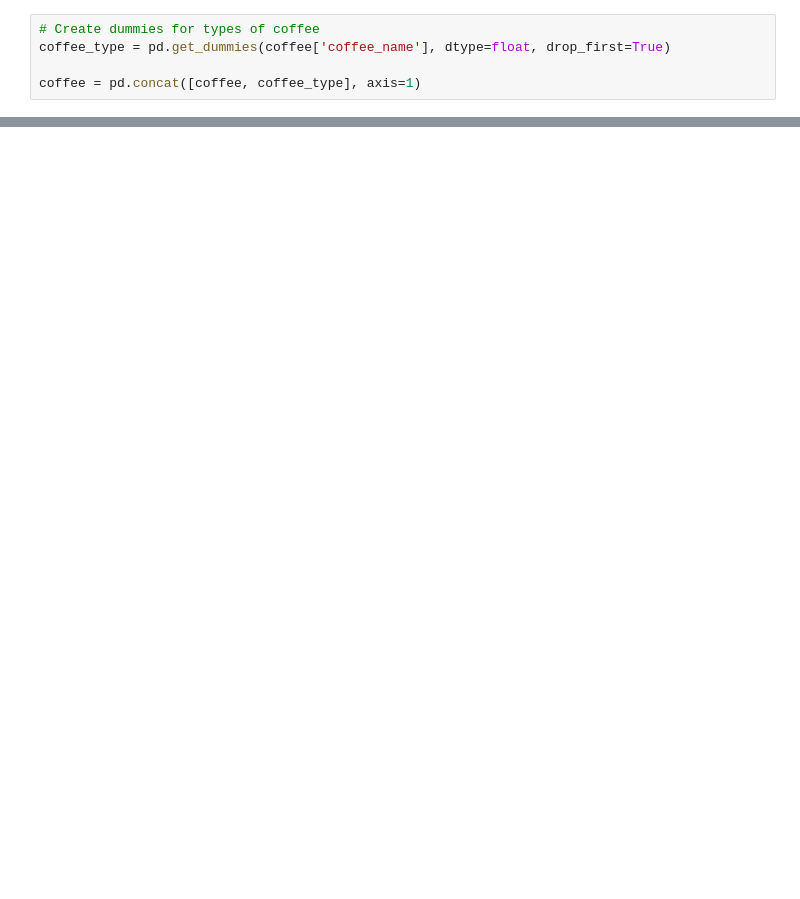
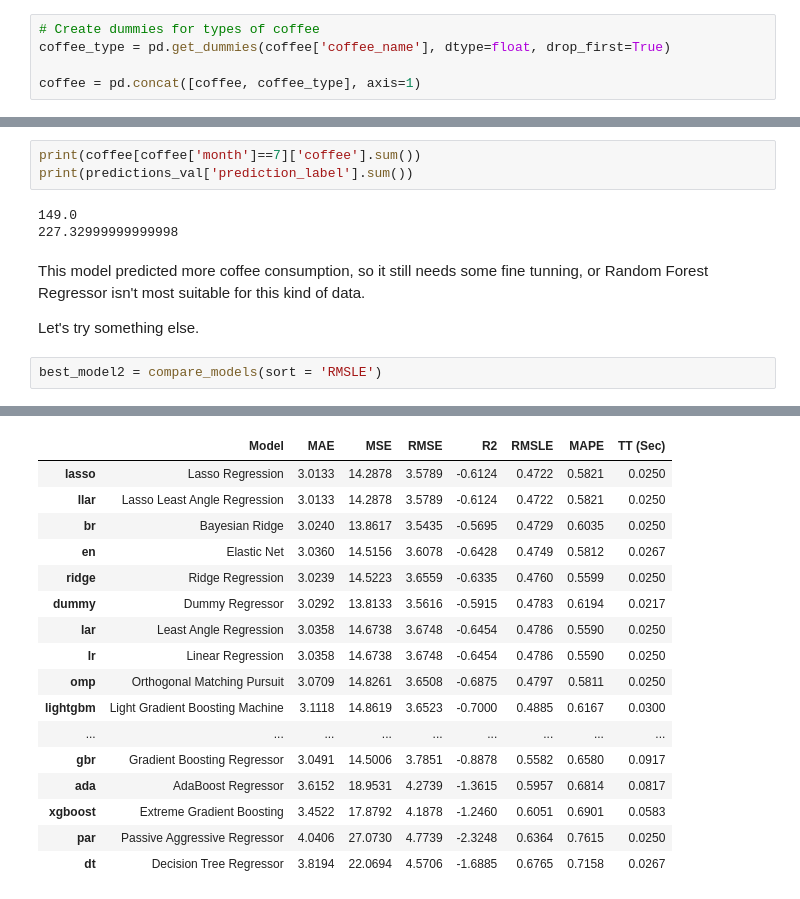
Before and after one commit to jasna-tomasovic/Coffee-Consumption-Predictions, a Jupyter notebook: coffee-consumption-predictions.ipynb, the cells around one changed output, grey strips where cells are left out. Cells and saved outputs as stored; diff of their text form; blank space fills up the shorter version.

Commit message:
Kaggle Notebook | Coffee Consumption Predictions | Version 1

```diff
--- a/coffee-consumption-predictions.ipynb
+++ b/coffee-consumption-predictions.ipynb
@@ -304,0 +213,13 @@ plt.show()
+# %%
+print(coffee[coffee['month']==7]['coffee'].sum())
+print(predictions_val['prediction_label'].sum())
+# %% [output]
+149.0
+227.32999999999998
+# %% [markdown]
+This model predicted more coffee consumption, so it still needs some fine tunning, or Random Forest Regressor isn't most suitable for this kind of data.
+
+Let's try something else.
+# %%
+best_model2 = compare_models(sort = 'RMSLE')
+# %% [output]
@@ -304,0 +227,17 @@ plt.show()
+|  | Model | MAE | MSE | RMSE | R2 | RMSLE | MAPE | TT (Sec) |
+| lasso | Lasso Regression | 3.0133 | 14.2878 | 3.5789 | -0.6124 | 0.4722 | 0.5821 | 0.0250 |
+| llar | Lasso Least Angle Regression | 3.0133 | 14.2878 | 3.5789 | -0.6124 | 0.4722 | 0.5821 | 0.0250 |
+| br | Bayesian Ridge | 3.0240 | 13.8617 | 3.5435 | -0.5695 | 0.4729 | 0.6035 | 0.0250 |
+| en | Elastic Net | 3.0360 | 14.5156 | 3.6078 | -0.6428 | 0.4749 | 0.5812 | 0.0267 |
+| ridge | Ridge Regression | 3.0239 | 14.5223 | 3.6559 | -0.6335 | 0.4760 | 0.5599 | 0.0250 |
+| dummy | Dummy Regressor | 3.0292 | 13.8133 | 3.5616 | -0.5915 | 0.4783 | 0.6194 | 0.0217 |
+| lar | Least Angle Regression | 3.0358 | 14.6738 | 3.6748 | -0.6454 | 0.4786 | 0.5590 | 0.0250 |
+| lr | Linear Regression | 3.0358 | 14.6738 | 3.6748 | -0.6454 | 0.4786 | 0.5590 | 0.0250 |
+| omp | Orthogonal Matching Pursuit | 3.0709 | 14.8261 | 3.6508 | -0.6875 | 0.4797 | 0.5811 | 0.0250 |
+| lightgbm | Light Gradient Boosting Machine | 3.1118 | 14.8619 | 3.6523 | -0.7000 | 0.4885 | 0.6167 | 0.0300 |
+| ... | ... | ... | ... | ... | ... | ... | ... | ... |
+| gbr | Gradient Boosting Regressor | 3.0491 | 14.5006 | 3.7851 | -0.8878 | 0.5582 | 0.6580 | 0.0917 |
+| ada | AdaBoost Regressor | 3.6152 | 18.9531 | 4.2739 | -1.3615 | 0.5957 | 0.6814 | 0.0817 |
+| xgboost | Extreme Gradient Boosting | 3.4522 | 17.8792 | 4.1878 | -1.2460 | 0.6051 | 0.6901 | 0.0583 |
+| par | Passive Aggressive Regressor | 4.0406 | 27.0730 | 4.7739 | -2.3248 | 0.6364 | 0.7615 | 0.0250 |
+| dt | Decision Tree Regressor | 3.8194 | 22.0694 | 4.5706 | -1.6885 | 0.6765 | 0.7158 | 0.0267 |
```
Also changed, not shown: parts of 36 cells of this notebook.
